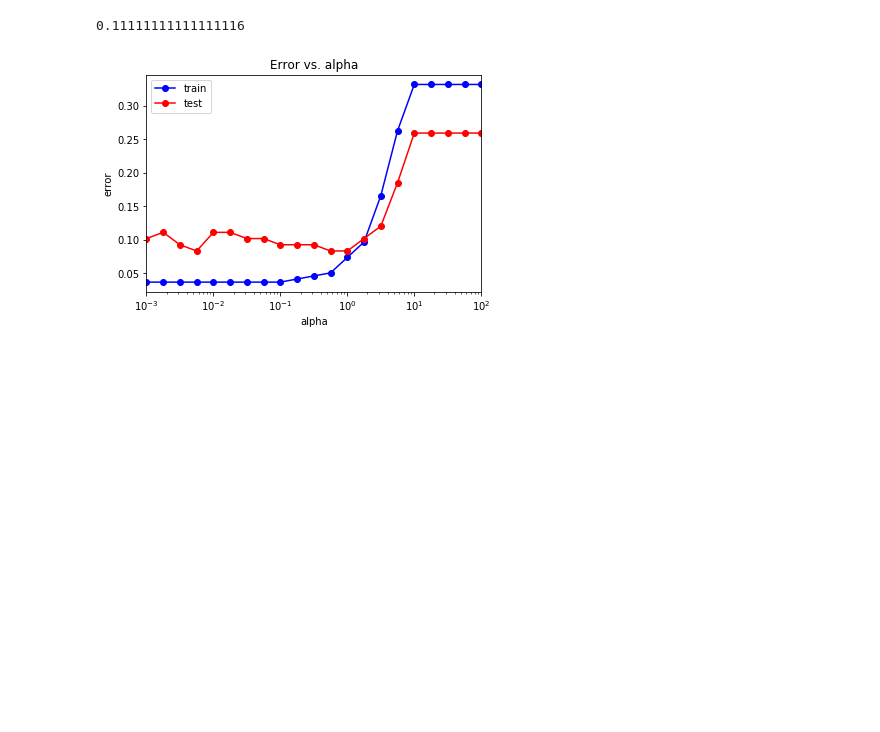
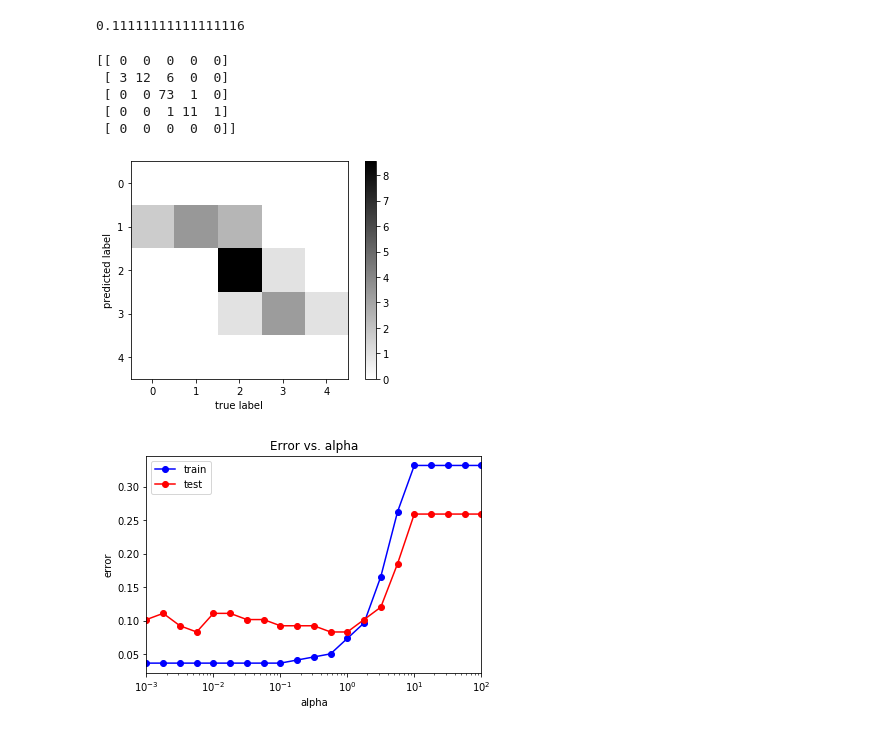
Before and after one commit to ZextarTFC/machine-learning, a Jupyter notebook: notebooks/Task_MachineLearning_Final.ipynb, the cells around one changed output. Saved outputs shown, nothing was run; the diff lists cells and outputs as text; code cells hidden in the pictures; blank space fills up the shorter version.

```diff
--- a/notebooks/Task_MachineLearning_Final.ipynb
+++ b/notebooks/Task_MachineLearning_Final.ipynb
@@ -620,6 +621,28 @@ print(mlp_model.score(X_train, y_train), mlp_model.score(X_test, y_test))
 print(1 - mlp_model.score(X_test, y_test))
 # %% [output]
 0.11111111111111116
+# %%
+from sklearn.metrics import confusion_matrix
+print(confusion_matrix(y_test_pred, y_test))
+# %% [output]
+[[ 0  0  0  0  0]
+ [ 3 12  6  0  0]
+ [ 0  0 73  1  0]
+ [ 0  0  1 11  1]
+ [ 0  0  0  0  0]]
+# %%
+M = confusion_matrix(y_test_pred, y_test)
+M = np.sqrt(M)
+plt.imshow(M, interpolation = 'nearest')
+plt.set_cmap('binary')
+plt.xticks(range(5))
+plt.yticks(range(5))
+plt.xlabel("true label")
+plt.ylabel("predicted label")
+plt.colorbar()
+pass
+# %% [output]
+[figure, added]
 # %%
 alpha_arr = np.logspace(-3, 2, 21)
 test_err = []
```
Also changed, not shown: parts of 12 cells of this notebook.
